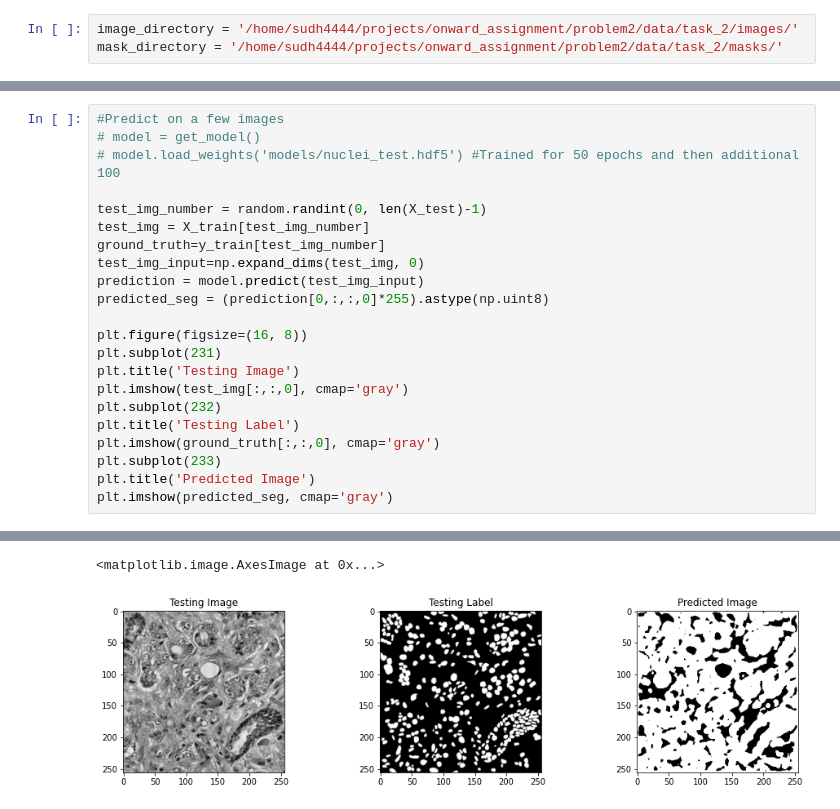
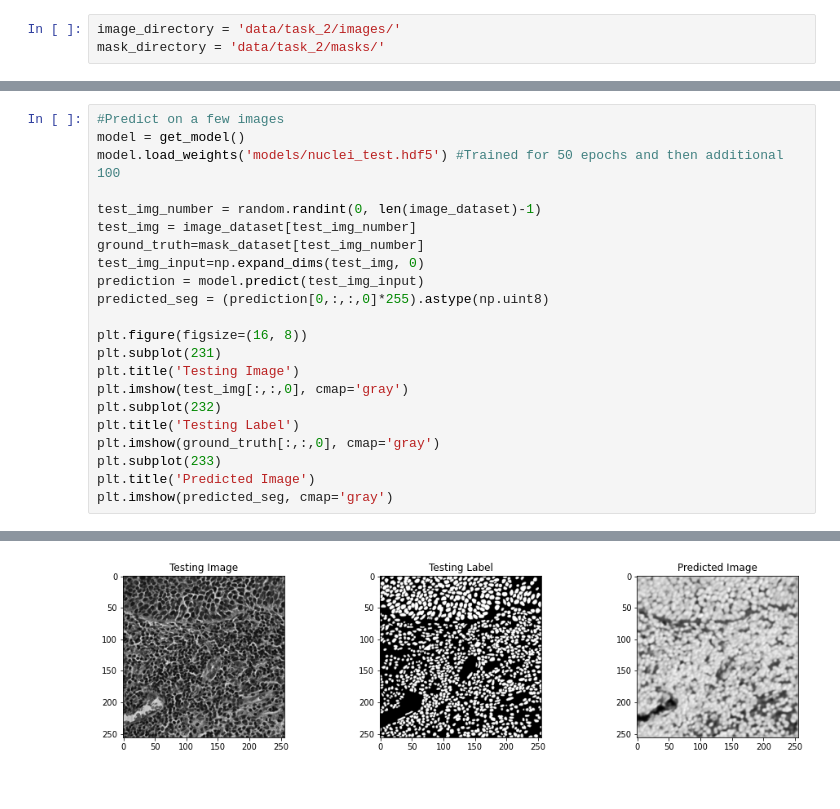
Before and after one commit to sudh4444/onward_assignment, a Jupyter notebook: problem2/unet.ipynb, the cells around one changed output, grey strips where cells are left out. Saved outputs shown, nothing was run; the diff lists cells and outputs as text.

Commit message:
train test separate

```diff
--- a/problem2/unet.ipynb
+++ b/problem2/unet.ipynb
@@ -14,6 +24,6 @@ from keras.optimizers import Adam
 # %%
-image_directory = '/home/sudh4444/projects/onward_assignment/problem2/data/task_2/images/'
-mask_directory = '/home/sudh4444/projects/onward_assignment/problem2/data/task_2/masks/'
+image_directory = 'data/task_2/images/'
+mask_directory = 'data/task_2/masks/'
 # %%
 SIZE = 256
 image_list = []  #Many ways to handle data, you can use pandas. Here, we are using a list format.
@@ -240,11 +61,11 @@ IoU socre is:  0.6013429371975207
 # %%
 #Predict on a few images
-# model = get_model()
-# model.load_weights('models/nuclei_test.hdf5') #Trained for 50 epochs and then additional 100
+model = get_model()
+model.load_weights('models/nuclei_test.hdf5') #Trained for 50 epochs and then additional 100
 
-test_img_number = random.randint(0, len(X_test)-1)
-test_img = X_train[test_img_number]
-ground_truth=y_train[test_img_number]
+test_img_number = random.randint(0, len(image_dataset)-1)
+test_img = image_dataset[test_img_number]
+ground_truth=mask_dataset[test_img_number]
 test_img_input=np.expand_dims(test_img, 0)
 prediction = model.predict(test_img_input)
 predicted_seg = (prediction[0,:,:,0]*255).astype(np.uint8)
@@ -264,2 +85 @@ plt.imshow(predicted_seg, cmap='gray')
-<matplotlib.image.AxesImage at 0x...>
-[figure, old version]
+[figure, new version]
```
Also changed, not shown: parts of 18 cells of this notebook, 4 other files.
